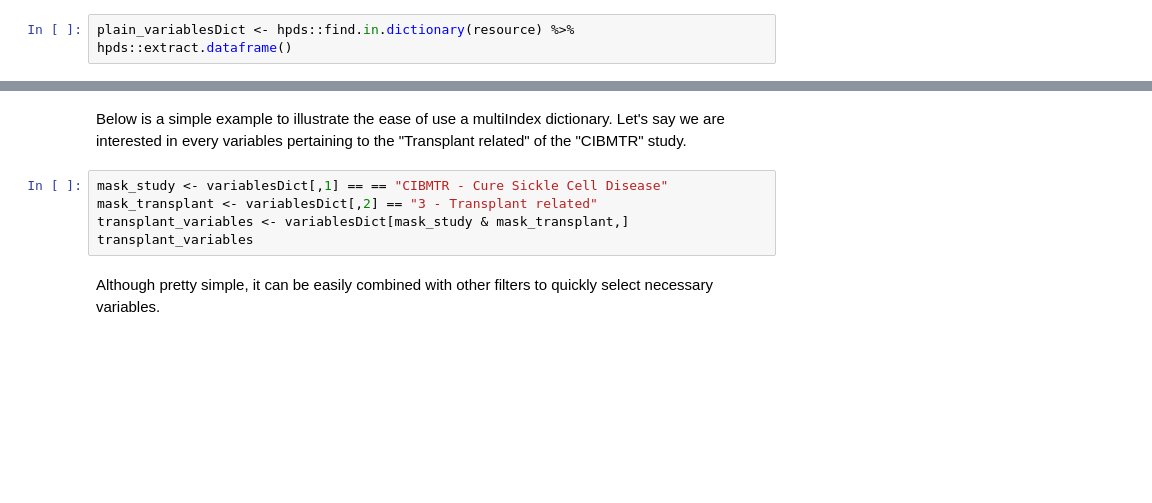
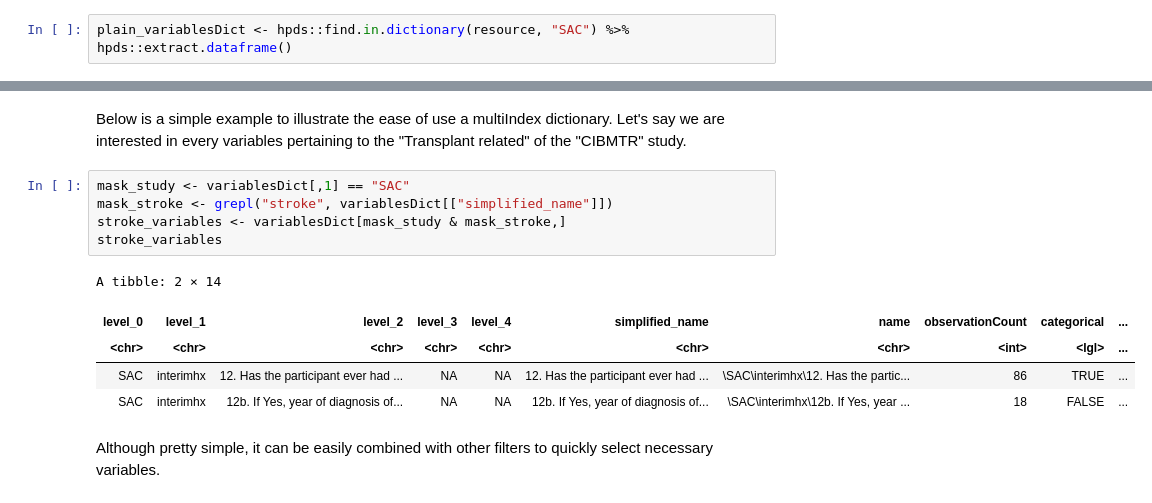
Before and after one commit to hms-dbmi/Access-to-Data-using-PIC-SURE-API, a Jupyter notebook: Cure_Sickle_Cell/R/PICSURE_API_101.ipynb, the cells around one changed output, grey strips where cells are left out. Saved outputs shown, nothing was run; the diff lists cells and outputs as text; blank space fills up the shorter version.

```diff
--- a/Cure_Sickle_Cell/R/PICSURE_API_101.ipynb
+++ b/Cure_Sickle_Cell/R/PICSURE_API_101.ipynb
@@ -122,7 +199,7 @@ Variable names, as currently implemented in the API, aren't straightforward to u
 
 However, using the dictionary to select variables can help to deal with this. Let's say we want to retrieve every variable from the different substudies available in the resource (ie Cure Sickle Cell related studies). Hence, one way to proceed would be to retrieve the whole dictionary for those variables in the form of a data.frame, as below:
 # %%
-plain_variablesDict <- hpds::find.in.dictionary(resource) %>% hpds::extract.dataframe()
+plain_variablesDict <- hpds::find.in.dictionary(resource, "SAC") %>% hpds::extract.dataframe()
 # %% [markdown]
 Moreover, using the `hpds::find.in.dictionary` function without arguments return every entries, as shown in the help documentation. *As for now, this takes a long time in the R PIC-SURE API implementation, and it will probably be fixed in the latter version of the API*
 # %%
@@ -148,10 +250,16 @@ head(variablesDict)
 # %% [markdown]
 Below is a simple example to illustrate the ease of use a multiIndex dictionary. Let's say we are interested in every variables pertaining to the "Transplant related" of the "CIBMTR" study.
-# %%
-mask_study <- variablesDict[,1] == == "CIBMTR - Cure Sickle Cell Disease"
-mask_transplant <- variablesDict[,2] == "3 - Transplant related"
-transplant_variables <- variablesDict[mask_study & mask_transplant,]
-transplant_variables
+# %%
+mask_study <- variablesDict[,1] == "SAC"
+mask_stroke <- grepl("stroke", variablesDict[["simplified_name"]])
+stroke_variables <- variablesDict[mask_study & mask_stroke,]
+stroke_variables
+# %% [output]
+A tibble: 2 × 14
+| level_0 | level_1 | level_2 | level_3 | level_4 | simplified_name | name | observationCount | categorical | ... |
+| <chr> | <chr> | <chr> | <chr> | <chr> | <chr> | <chr> | <int> | <lgl> | ... |
+| SAC | interimhx | 12. Has the participant ever had ... | NA | NA | 12. Has the participant ever had ... | \SAC\interimhx\12. Has the partic... | 86 | TRUE | ... |
+| SAC | interimhx | 12b. If Yes, year of diagnosis of... | NA | NA | 12b. If Yes, year of diagnosis of... | \SAC\interimhx\12b. If Yes, year ... | 18 | FALSE | ... |
 # %% [markdown]
 Although pretty simple, it can be easily combined with other filters to quickly select necessary variables.
 # %% [markdown]
```
Also changed, not shown: parts of 14 cells of this notebook, 3 other files.
